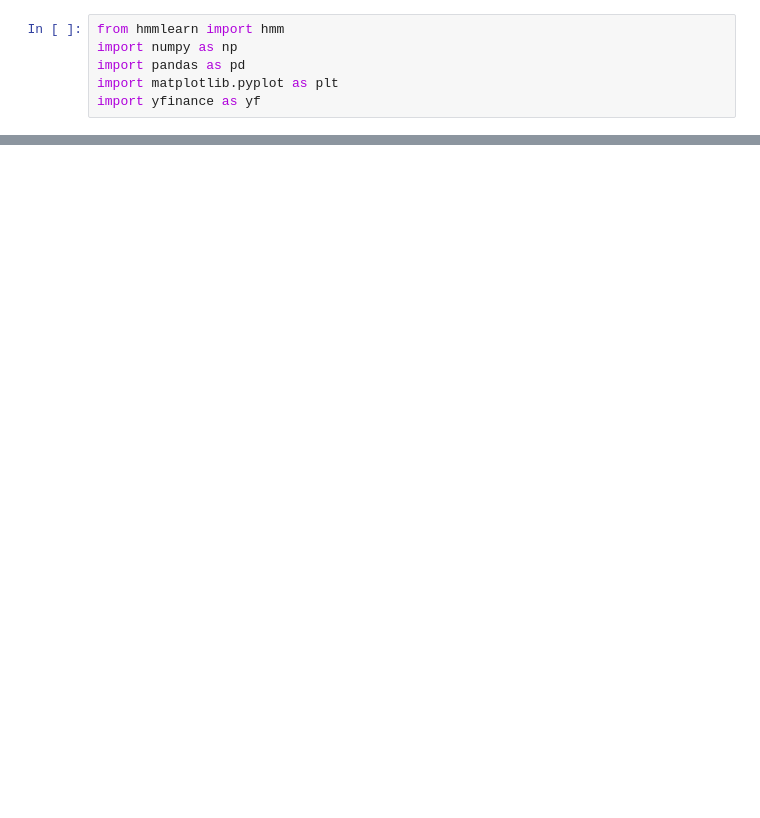
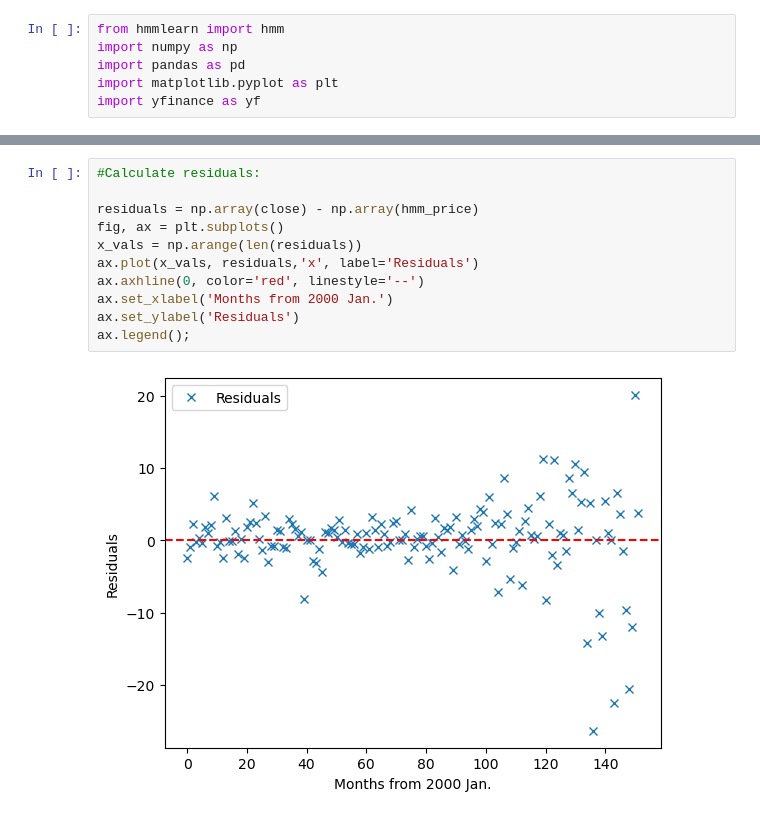
Before and after one commit to anderswol/AppStat2, a Jupyter notebook: Aske/aske_medstocks.ipynb, the cells around one changed output, grey strips where cells are left out. Cells and saved outputs as stored; diff of their text form; blank space fills up the shorter version.

```diff
--- a/Aske/aske_medstocks.ipynb
+++ b/Aske/aske_medstocks.ipynb
@@ -87,0 +156,13 @@ plt.show()
+# %%
+#Calculate residuals:
+
+residuals = np.array(close) - np.array(hmm_price)
+fig, ax = plt.subplots()
+x_vals = np.arange(len(residuals))
+ax.plot(x_vals, residuals,'x', label='Residuals')
+ax.axhline(0, color='red', linestyle='--')
+ax.set_xlabel('Months from 2000 Jan.')
+ax.set_ylabel('Residuals')
+ax.legend();
+# %% [output]
+[figure, added]
```
Also changed, not shown: parts of 6 cells of this notebook, 1 other file.
